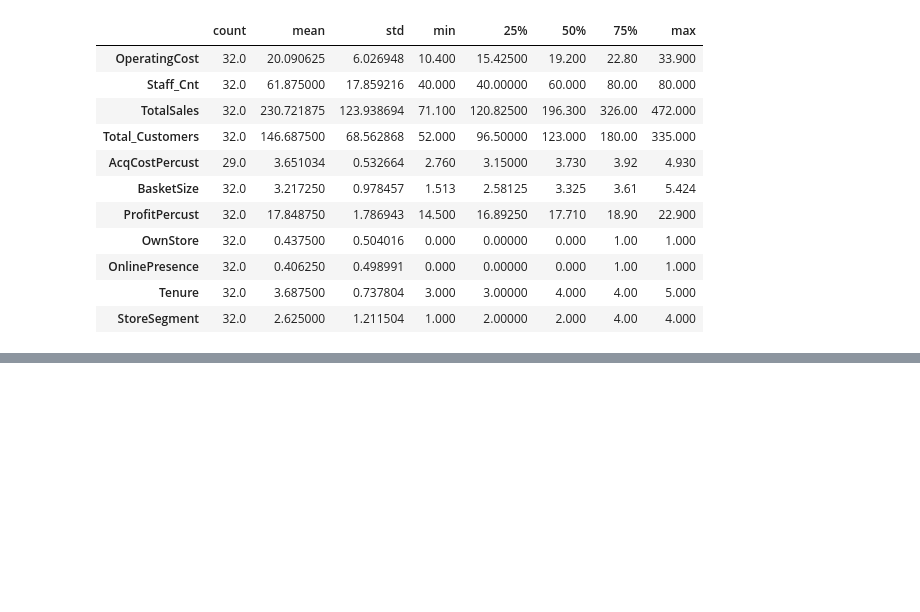
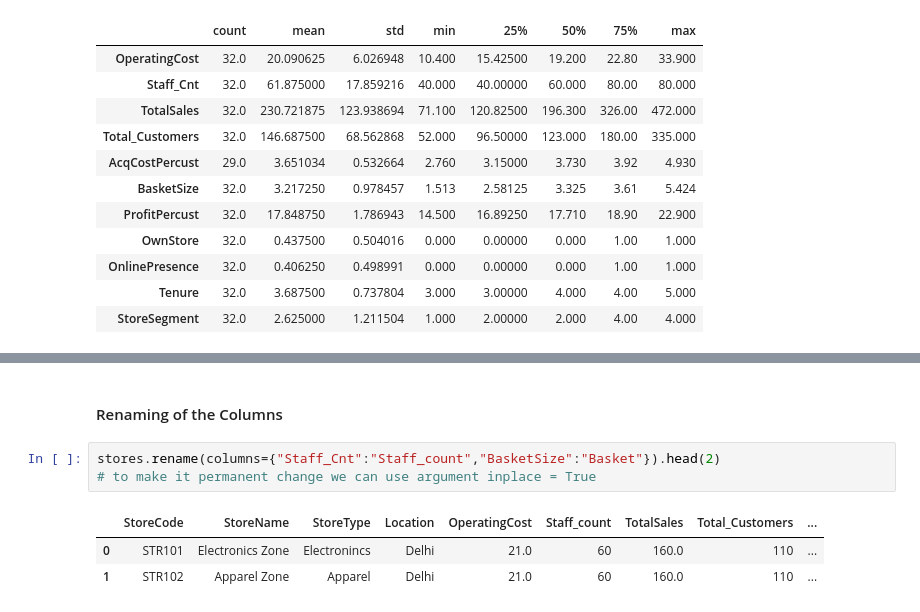
Before and after one commit to jagz821/Data_Science, a Jupyter notebook: All About Pandas - 1.ipynb, the cells around one changed output, grey strips where cells are left out. Cells and saved outputs as stored; diff of their text form; blank space fills up the shorter version.

```diff
--- a/All About Pandas - 1.ipynb
+++ b/All About Pandas - 1.ipynb
@@ -398,0 +445,9 @@ stores.describe().T
+# %% [markdown]
+#### Renaming of the Columns
+# %%
+stores.rename(columns={"Staff_Cnt":"Staff_count","BasketSize":"Basket"}).head(2)
+# to make it permanent change we can use argument inplace = True
+# %% [output]
+|  | StoreCode | StoreName | StoreType | Location | OperatingCost | Staff_count | TotalSales | Total_Customers | ... |
+| 0 | STR101 | Electronics Zone | Electronincs | Delhi | 21.0 | 60 | 160.0 | 110 | ... |
+| 1 | STR102 | Apparel Zone | Apparel | Delhi | 21.0 | 60 | 160.0 | 110 | ... |
```
Also changed, not shown: parts of 13 cells of this notebook.
